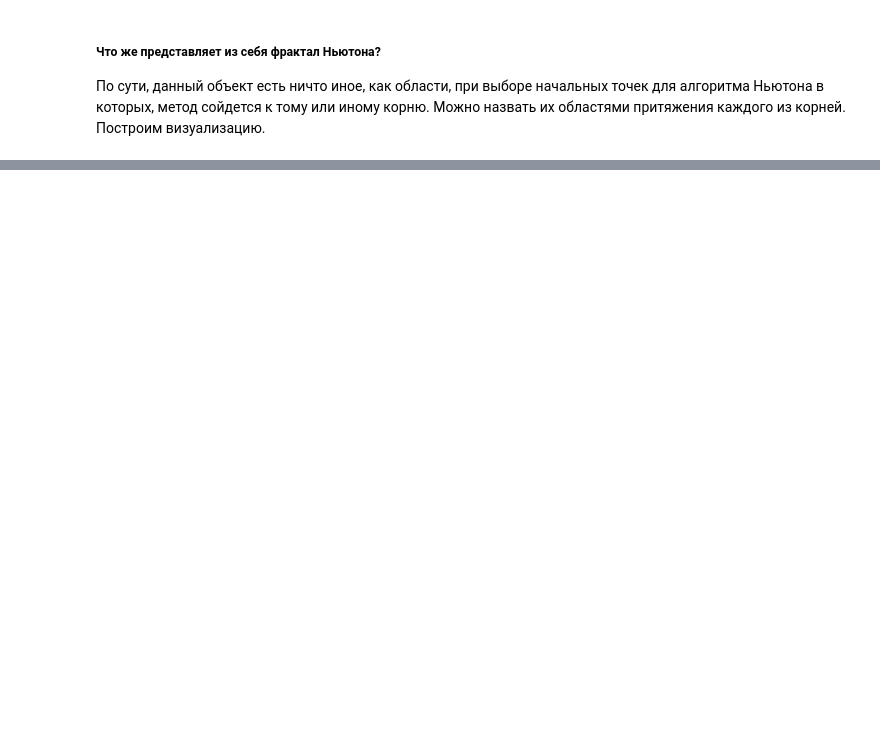
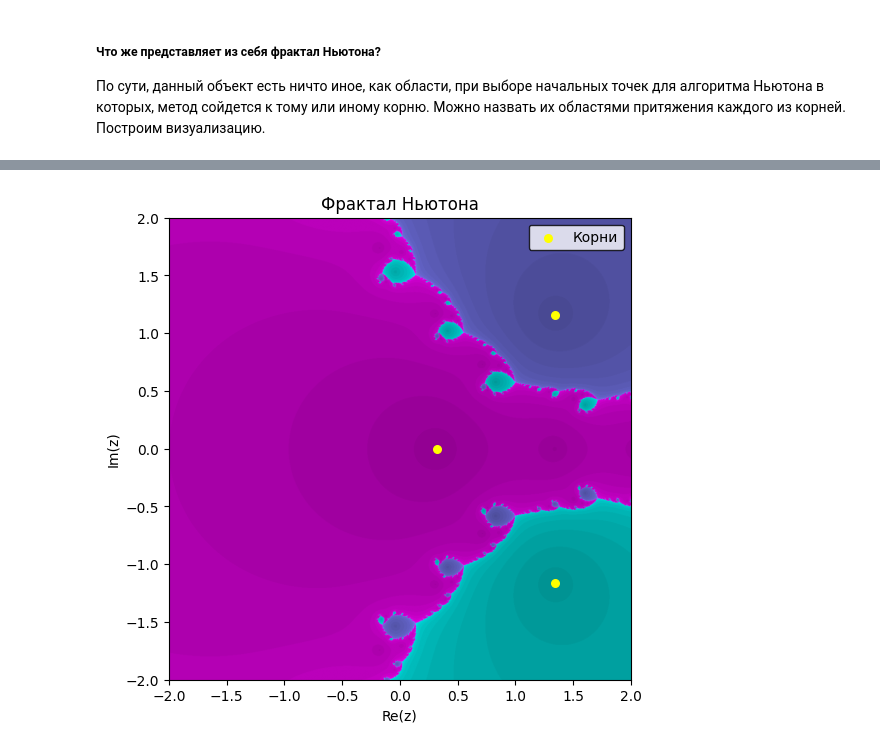
Before and after one commit to n-sukhov/ITMO-courses, a Jupyter notebook: Complex_Analysis/Newtone_fractal.ipynb, the cells around one changed output, grey strips where cells are left out. Cells and saved outputs as stored; diff of their text form; code cells hidden in the pictures; blank space fills up the shorter version.

```diff
--- a/Complex_Analysis/Newtone_fractal.ipynb
+++ b/Complex_Analysis/Newtone_fractal.ipynb
@@ -248,0 +240,73 @@ Clipping input data to the valid range for imshow with RGB data ([0..1] for floa
+# %%
+def newton_fractal_frame(coeffs: list, x_range: tuple, y_range: tuple,
+        resolution: int=1000, max_iter: int=50, tol: float=1e-6, cmap: str='cool'):
+    x = np.linspace(x_range[0], x_range[1], resolution)
+    y = np.linspace(y_range[0], y_range[1], resolution)
+    X, Y = np.meshgrid(x, y)
+    Z = X + 1j * Y
+
+    roots = np.roots(coeffs)
+    def f(z): return np.polyval(coeffs, z)
+    def f_der(z): return np.polyval(np.polyder(coeffs), z)
+
+    Z_iter = Z.copy()
+    index_map = np.zeros(Z.shape, dtype=int)
+    iter_count = np.zeros(Z.shape)
+
+    for k in range(max_iter):
+        not_converged = np.abs(f(Z_iter)) > tol
+        Z_iter[not_converged] -= f(Z_iter[not_converged]) / f_der(Z_iter[not_converged])
+        iter_count[not_converged] = k + 1
+
+    for i, r in enumerate(roots):
+        mask = np.abs(Z_iter - r) < tol
+        index_map[mask] = i
+
+    cmap_obj = plt.get_cmap(cmap, len(roots))
+    base_colors = cmap_obj(index_map / len(roots))
+    brightness = iter_count / iter_count.max()
+    fractal_rgb = base_colors.copy()
+    fractal_rgb[..., :3] = fractal_rgb[..., :3] * (0.5 + 0.7 * brightness[..., np.newaxis])
+
+    return fractal_rgb, roots
+
+poly_list = [
+    [1, 0, 0, -1],
+    [2, 0, 1, -1],
+    [3, -1, 2, -1],
+    [1, -3, 4, -1],
+]
+
+fig, ax = plt.subplots(figsize=(6, 6), facecolor='white')
+ax.set_facecolor('#0a0a3d')
+
+x_range, y_range = (-2, 2), (-2, 2)
+im = ax.imshow(np.zeros((400, 400, 3)), extent=(x_range[0], x_range[1], y_range[0], y_range[1]))
+sc = ax.scatter([], [], color='yellow', s=30, alpha=1.0, label="Корни")
+
+ax.set_title("Фрактал Ньютона", color='black')
+ax.set_xlabel("Re(z)", color='black')
+ax.set_ylabel("Im(z)", color='black')
+ax.tick_params(axis='x', colors='black')
+ax.tick_params(axis='y', colors='black')
+ax.legend(facecolor='white', edgecolor='black')
+
+def update(frame):
+    i = frame // 20
+    t = (frame % 20) / 20
+    if i >= len(poly_list) - 1:
+        i = len(poly_list) - 2
+        t = 1
+    coeffs = (1 - t) * np.array(poly_list[i]) + t * np.array(poly_list[i + 1])
+    coeffs = coeffs.tolist()
+
+    fractal_rgb, roots = newton_fractal_frame(coeffs, x_range, y_range, cmap='cool')
+
+    im.set_data(fractal_rgb)
+    sc.set_offsets(np.column_stack([roots.real, roots.imag]))
+    return im, sc
+
+ani = FuncAnimation(fig, update, frames=80, interval=200, blit=False, repeat=True)
+ani.save("newton_fractal_animation.gif", fps=10, dpi=200)
+plt.show()
+# %% [output]
@@ -248,0 +330 @@ Clipping input data to the valid range for imshow with RGB data ([0..1] for floa
+[figure, added]
```
Also changed, not shown: parts of 8 cells of this notebook, 8 other files.
